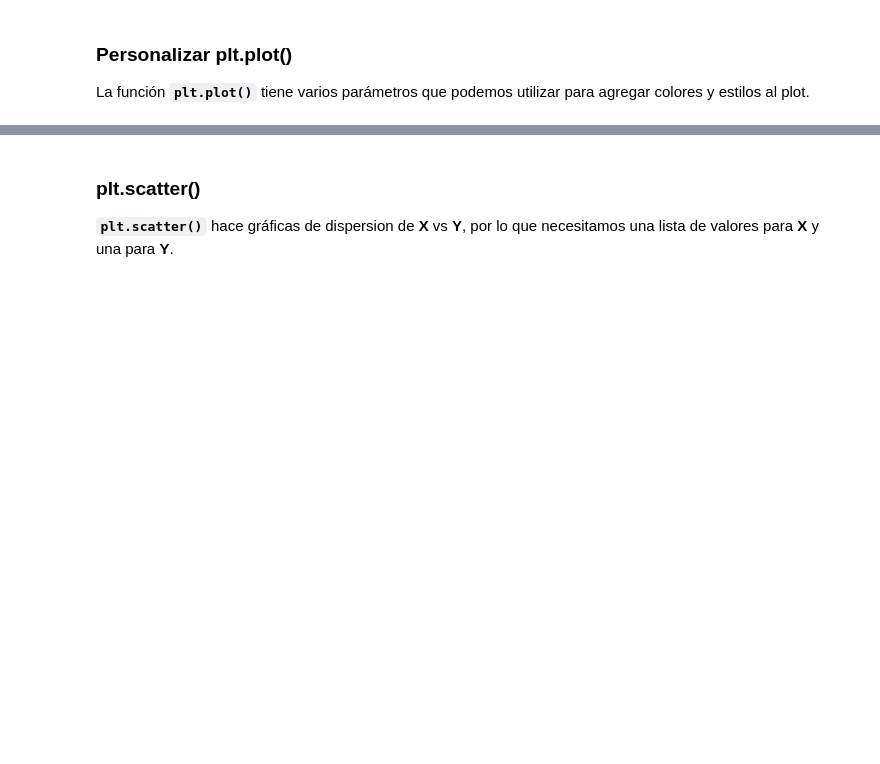
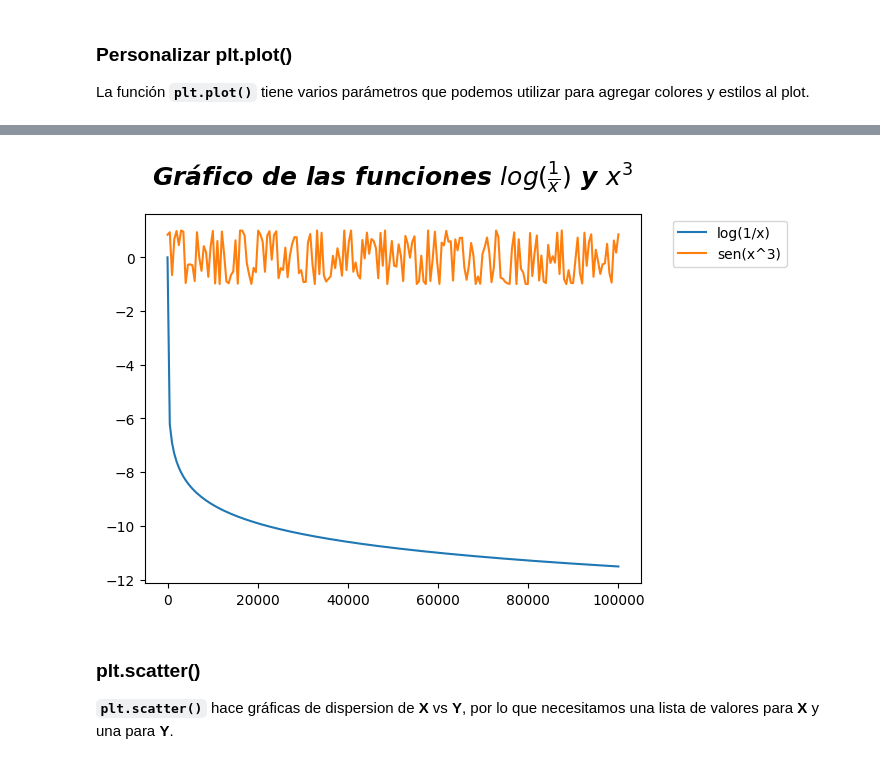
Before and after one commit to para18952/cursoPython2025, a Jupyter notebook: Modulo1_b/06.matplotlib_teoria.ipynb, the cells around one changed output, grey strips where cells are left out. Saved outputs shown, nothing was run; the diff lists cells and outputs as text; code cells hidden in the pictures; blank space fills up the shorter version.

```diff
--- a/Modulo1_b/06.matplotlib_teoria.ipynb
+++ b/Modulo1_b/06.matplotlib_teoria.ipynb
@@ -61,18 +86,27 @@ La función **`plt.plot()`** tiene varios parámetros que podemos utilizar para
 # %%
 # Vamos a graficar dos funciones.
 # plt.figure(figsize=(8, 4))
 # plt.tight_layout()
 # fontweight=100–900
 # fontstyle: italic,oblique,normal
 # Esto permite aproximar las soluciones como  log(1/x) = sen(x^3)
 
-#X = np.linspace(0.2, 1, 20)
-#Y1 =
-#Y2 =
+X = np.linspace(1, 100000, 200)
 
 # Plot de log(1/x)
+Y1 = np.log(1/X)
+plt.plot(X, Y1, label="log(1/x)")
 
 # Plot de sen(x^3)
+Y2 = np.sin(X**3)
+plt.plot(X, Y2, label="sen(x^3)")
+
+plt.title("Gráfico de las funciones $log(\\frac{1}{x})$ y $x^3$", fontsize = 18, fontweight = "bold", fontstyle="italic", pad = 20)
+plt.legend( bbox_to_anchor=(1.05, 1), loc='upper left')
+
+plt.show()
+# %% [output]
+[figure, added]
 # %% [markdown]
 ### plt.scatter()
 
```
Also changed, not shown: parts of 8 cells of this notebook.
